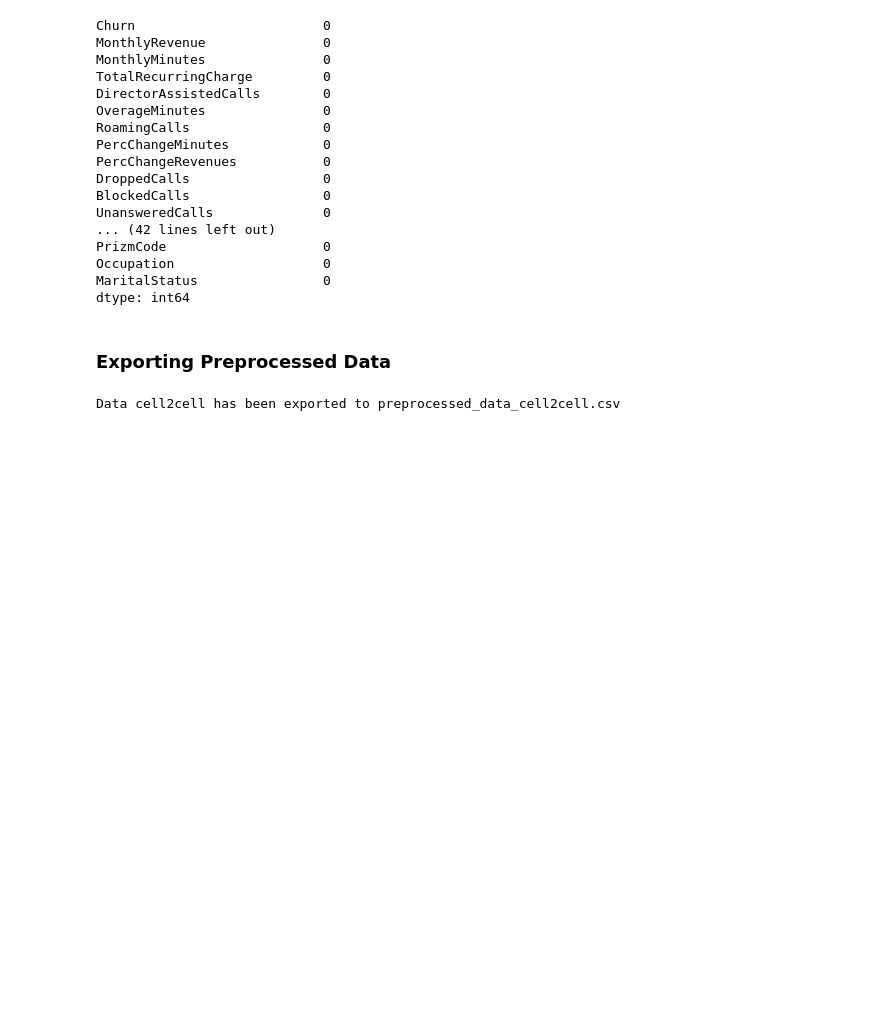
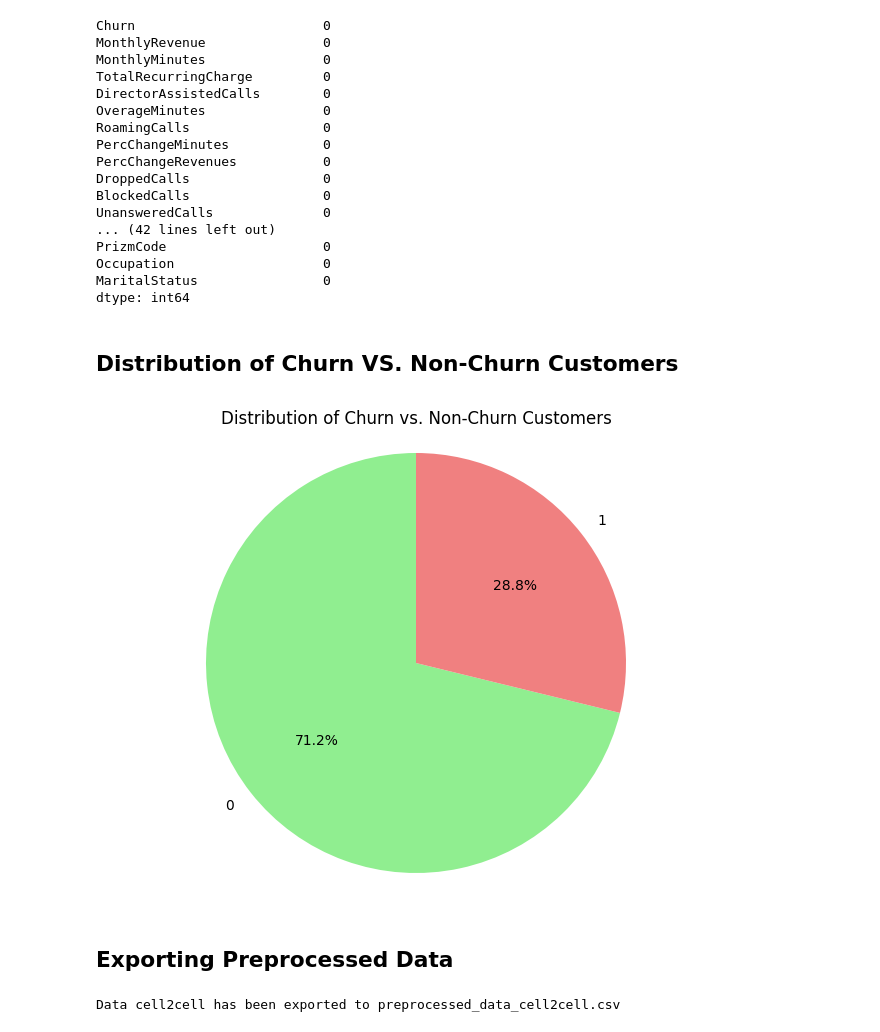
Before and after one commit to rydzze/Telecom-Customer-Churn-Prediction, a Jupyter notebook: cell2cell/data_preprocessing.ipynb, the cells around one changed output. Cells and saved outputs as stored; diff of their text form; code cells hidden in the pictures; blank space fills up the shorter version.

```diff
--- a/cell2cell/data_preprocessing.ipynb
+++ b/cell2cell/data_preprocessing.ipynb
@@ -202,8 +204,23 @@ PrizmCode                    0
 Occupation                   0
 MaritalStatus                0
 dtype: int64
+# %% [markdown]
+## **Distribution of Churn VS. Non-Churn Customers**
+# %%
+data_copy = data['Churn'].replace({'Yes': 'Churn', 'No': 'Non-Churn'})
+churn_counts = data_copy.value_counts()
+colors = ['lightgreen', 'lightcoral']
+
+plt.figure(figsize=(8, 6))
+plt.pie(churn_counts, labels=churn_counts.index, autopct='%1.1f%%', startangle=90, colors=colors)
+plt.title('Distribution of Churn vs. Non-Churn Customers')
+
+plt.axis('equal')
+plt.show()
+# %% [output]
+[figure, added]
 # %% [markdown]
-### **Exporting Preprocessed Data**
+## **Exporting Preprocessed Data**
 # %%
 # Export dataset to a CSV file
 
```
Also changed, not shown: parts of 6 cells of this notebook, 6 other files.
